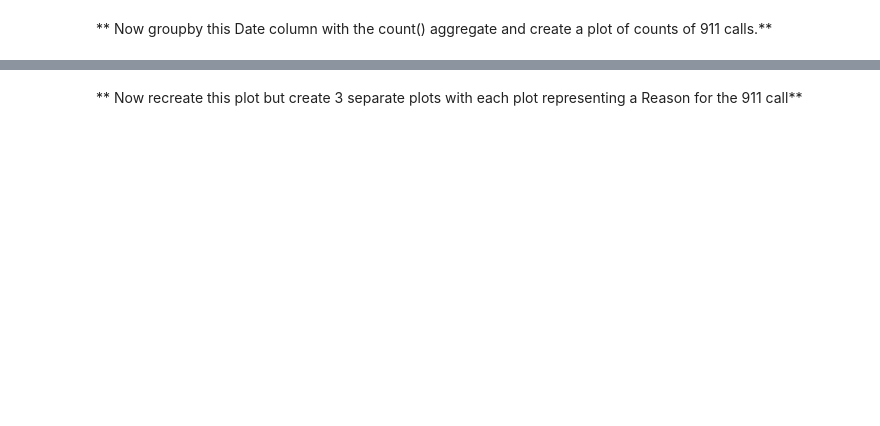
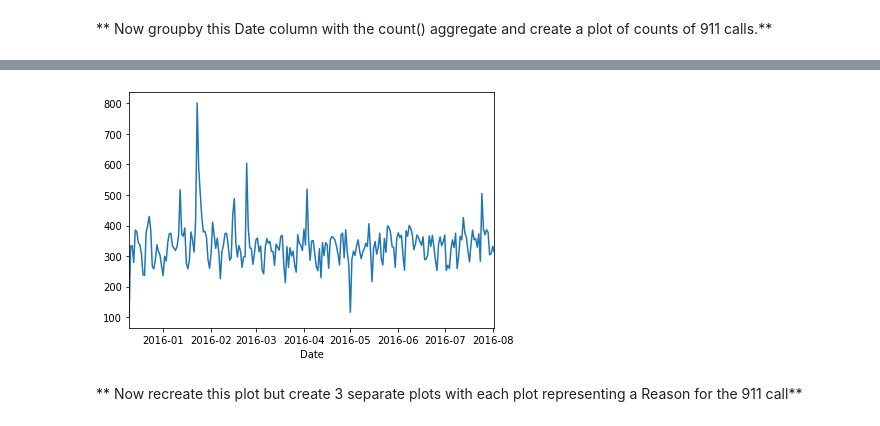
Before and after one commit to anbubsc2k14/Capstone-Project, a Jupyter notebook: 01_911_Calls_Data_Capstone_Project.ipynb, the cells around one changed output, grey strips where cells are left out. Drawn from its saved outputs; the diff is of its cells as text; code cells hidden in the pictures; blank space fills up the shorter version.

```diff
--- a/01_911_Calls_Data_Capstone_Project.ipynb
+++ b/01_911_Calls_Data_Capstone_Project.ipynb
@@ -252,2 +244,4 @@ sns.lmplot(x='Month',y='twp',data=byMonth.reset_index())
 # %% [markdown]
 **Create a new column called 'Date' that contains the date from the timeStamp column. You'll need to use apply along with the .date() method. **
+# %%
+df['Date'] = df['timeStamp'].apply(lambda x : x.date())
@@ -258,0 +257,3 @@ sns.lmplot(x='Month',y='twp',data=byMonth.reset_index())
+# %%
+dateGrp = df.groupby(by='Date').count()
+dateGrp.head(3)
@@ -259,2 +266,7 @@ sns.lmplot(x='Month',y='twp',data=byMonth.reset_index())
+# %%
+dateGrp['twp'].plot()
+plt.tight_layout()
+# %% [output]
+[figure, added]
 # %% [markdown]
 ** Now recreate this plot but create 3 separate plots with each plot representing a Reason for the 911 call**
```
Also changed, not shown: parts of 33 cells of this notebook.
